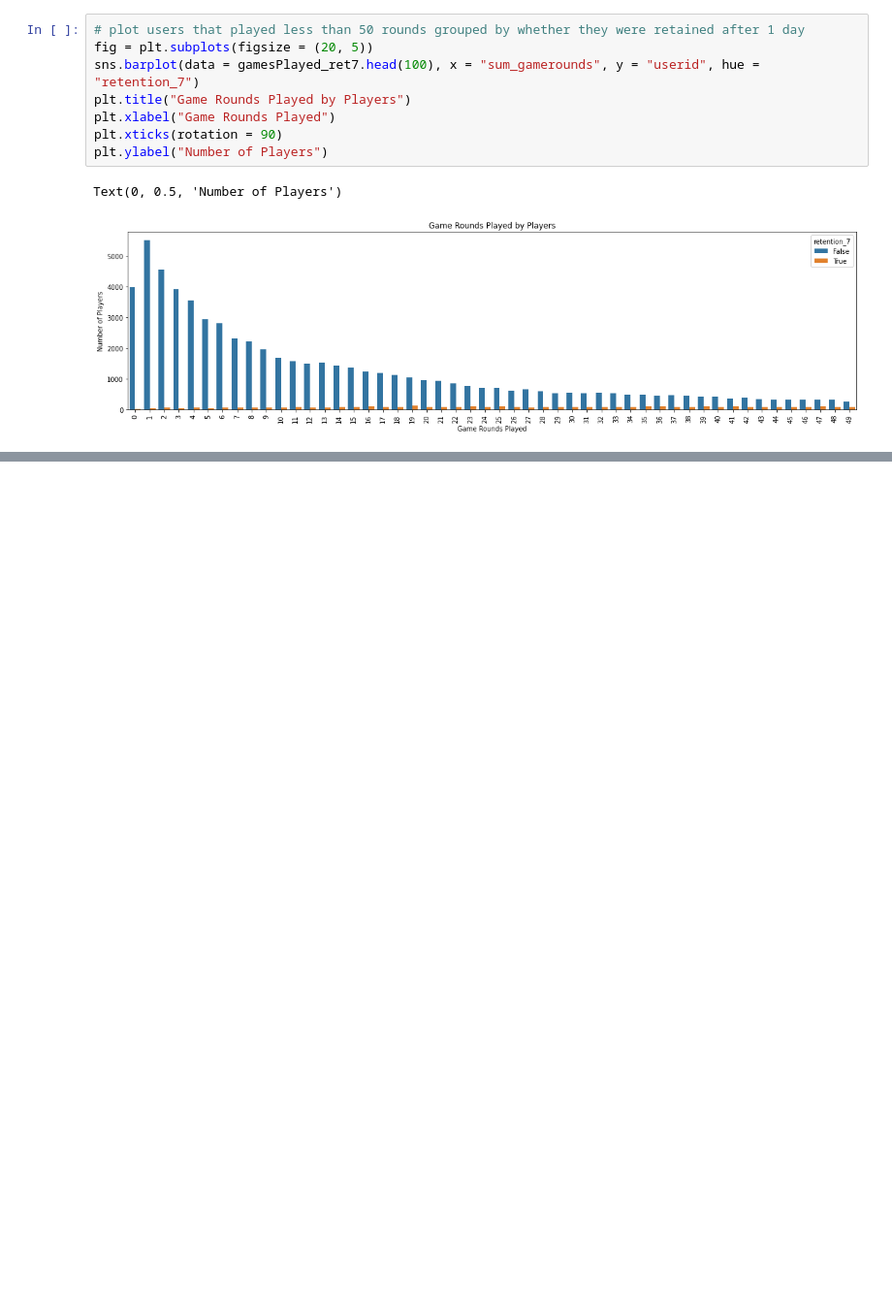
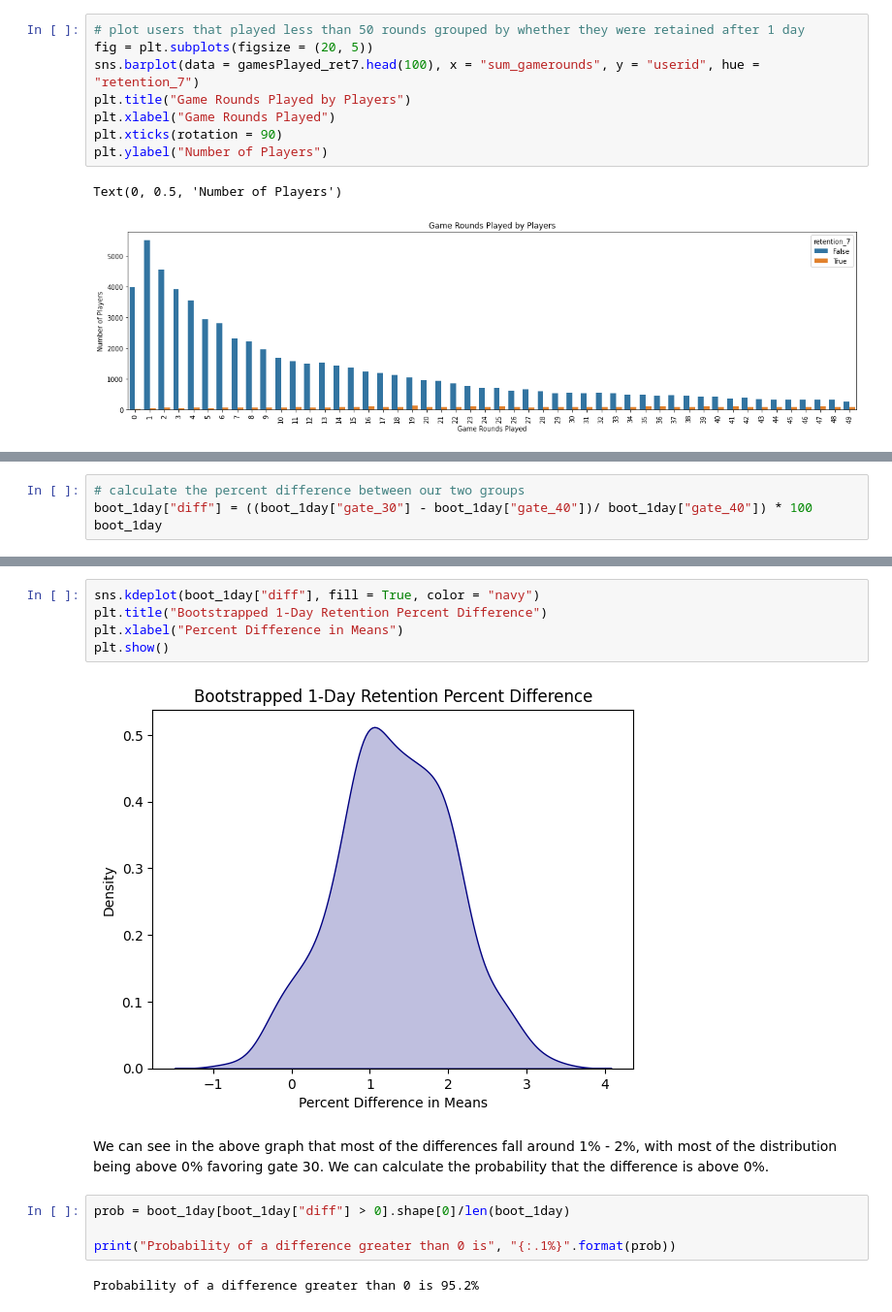
Before and after one commit to xaviergenelin/Mobile-Game-Player-Retention-AB-Testing, a Jupyter notebook: Untitled.ipynb, the cells around one changed output, grey strips where cells are left out. Shown at 97% size. Drawn from its saved outputs; the diff is of its cells as text; blank space fills up the shorter version.

```diff
--- a/Untitled.ipynb
+++ b/Untitled.ipynb
@@ -236,0 +303,4 @@ Text(0, 0.5, 'Number of Players')
+# %%
+# calculate the percent difference between our two groups
+boot_1day["diff"] = ((boot_1day["gate_30"] - boot_1day["gate_40"])/ boot_1day["gate_40"]) * 100
+boot_1day
@@ -236,0 +321,15 @@ Text(0, 0.5, 'Number of Players')
+# %%
+sns.kdeplot(boot_1day["diff"], fill = True, color = "navy")
+plt.title("Bootstrapped 1-Day Retention Percent Difference")
+plt.xlabel("Percent Difference in Means")
+plt.show()
+# %% [output]
+[figure, added]
+# %% [markdown]
+We can see in the above graph that most of the differences fall around 1% - 2%, with most of the distribution being above 0% favoring gate 30. We can calculate the probability that the difference is above 0%.
+# %%
+prob = boot_1day[boot_1day["diff"] > 0].shape[0]/len(boot_1day)
+
+print("Probability of a difference greater than 0 is", "{:.1%}".format(prob))
+# %% [output]
+Probability of a difference greater than 0 is 95.2%
```
Also changed, not shown: parts of 20 cells of this notebook.
